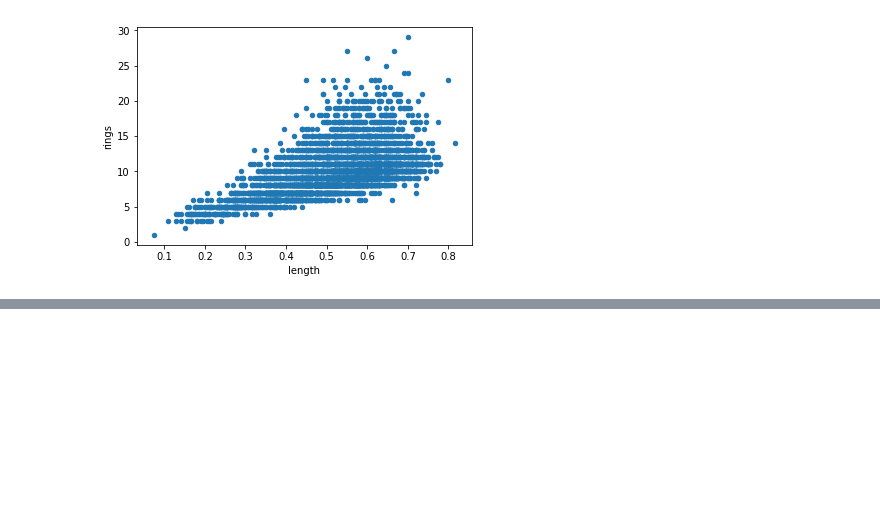
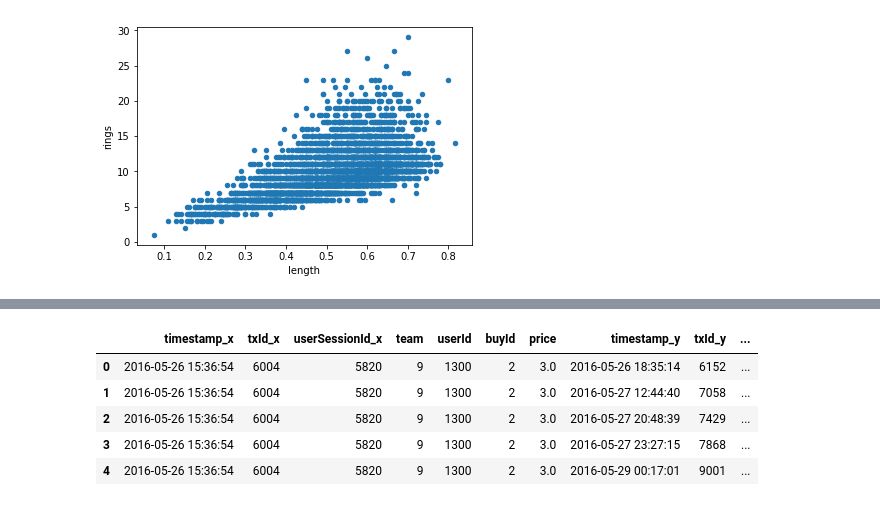
Before and after one commit to mckjzhangxk/deepAI, a Jupyter notebook: daily/8/pandas_turtorial.ipynb, the cells around one changed output, grey strips where cells are left out. Drawn from its saved outputs; the diff is of its cells as text; code cells hidden in the pictures; blank space fills up the shorter version.

```diff
--- a/daily/8/pandas_turtorial.ipynb
+++ b/daily/8/pandas_turtorial.ipynb
@@ -257,3 +257,8 @@ abalone.plot(x='length',y='rings',kind='scatter')
 # %% [output]
 <matplotlib.axes._subplots.AxesSubplot at 0x...>
 [figure]
+# %%
+#from big data classes3 week2
+buyclickDF=pd.read_csv('panda_dataset/buy-clicks.csv')
+buyclickDF.head(6)
+# print(buyclickDF.shape)
@@ -259,0 +299,3 @@ abalone.plot(x='length',y='rings',kind='scatter')
+# %%
+adclick=pd.read_csv('panda_dataset/ad-clicks.csv')
+adclick.head()
@@ -259,0 +309,11 @@ abalone.plot(x='length',y='rings',kind='scatter')
+# %%
+##################################
+res=buyclickDF.merge(adclick,on='userId')
+res.head()
+# %% [output]
+|  | timestamp_x | txId_x | userSessionId_x | team | userId | buyId | price | timestamp_y | txId_y | ... |
+| 0 | 2016-05-26 15:36:54 | 6004 | 5820 | 9 | 1300 | 2 | 3.0 | 2016-05-26 18:35:14 | 6152 | ... |
+| 1 | 2016-05-26 15:36:54 | 6004 | 5820 | 9 | 1300 | 2 | 3.0 | 2016-05-27 12:44:40 | 7058 | ... |
+| 2 | 2016-05-26 15:36:54 | 6004 | 5820 | 9 | 1300 | 2 | 3.0 | 2016-05-27 20:48:39 | 7429 | ... |
+| 3 | 2016-05-26 15:36:54 | 6004 | 5820 | 9 | 1300 | 2 | 3.0 | 2016-05-27 23:27:15 | 7868 | ... |
+| 4 | 2016-05-26 15:36:54 | 6004 | 5820 | 9 | 1300 | 2 | 3.0 | 2016-05-29 00:17:01 | 9001 | ... |
```
Also changed, not shown: parts of 6 cells of this notebook, 16 other files.
